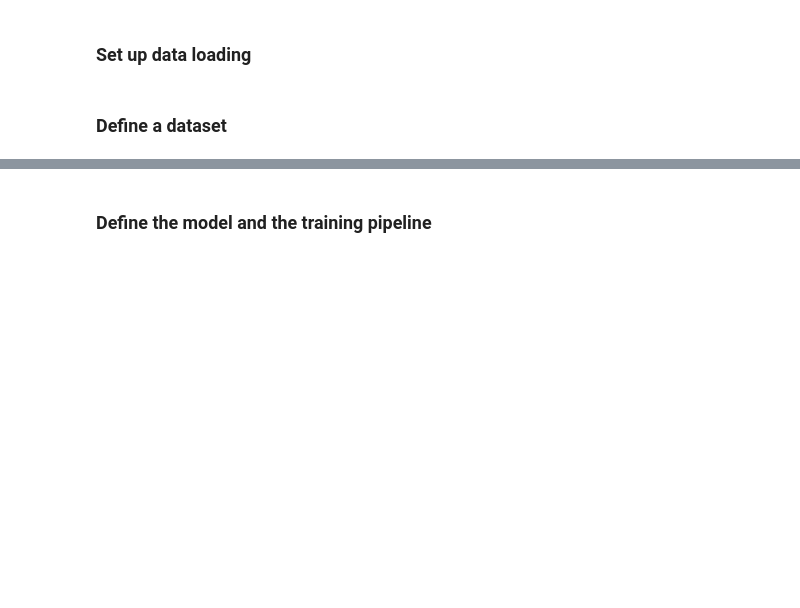
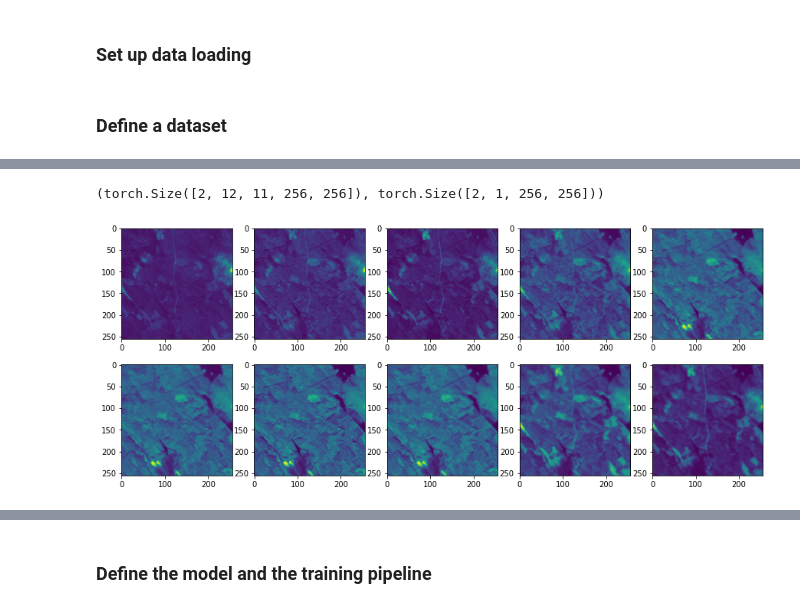
Before and after one commit to amedyukhina/biomassters, a Jupyter notebook: biomassters_all_times_unet_2D.ipynb, the cells around one changed output, grey strips where cells are left out. Cells and saved outputs as stored; diff of their text form; code cells hidden in the pictures; blank space fills up the shorter version.

```diff
--- a/biomassters_all_times_unet_2D.ipynb
+++ b/biomassters_all_times_unet_2D.ipynb
@@ -175,11 +172,10 @@ valid_transforms = transforms.Compose([
 # %%
 train_ds = SentinelDataset2(train_ids, train_img_dir, label_dir,
                             transform=train_transforms)
-val_ds = SentinelDataset2(val_ids, train_img_dir, label_dir,
-                          transform=valid_transforms)
+val_ds = SentinelDataset2(val_ids, train_img_dir, label_dir)
 train_dataloader = DataLoader(train_ds, batch_size=8,
                               shuffle=True, num_workers = 2)
-valid_dataloader = DataLoader(val_ds, batch_size=8,
+valid_dataloader = DataLoader(val_ds, batch_size=2,
                               shuffle=False, num_workers = 2)
 
 test_ds = SentinelDataset2(pred_ids, test_img_dir)
@@ -193,10 +194,14 @@ test_dataloader = DataLoader(test_ds, batch_size=2,
 # %%
-# imgs.shape, labels.shape
+imgs.shape, labels.shape
+# %% [output]
+(torch.Size([2, 12, 11, 256, 256]), torch.Size([2, 1, 256, 256]))
 # %%
-# cols = 5
-# rows = 2
-# s = 3
-# fig, axes = plt.subplots(rows, cols, figsize=(s*cols, s*rows))
-# for img, ax in zip(imgs[0][0], axes.ravel()):
-#     ax.imshow(img.numpy())
+cols = 5
+rows = 2
+s = 3
+fig, axes = plt.subplots(rows, cols, figsize=(s*cols, s*rows))
+for img, ax in zip(imgs[0][0], axes.ravel()):
+    ax.imshow(img.numpy())
+# %% [output]
+[figure, added]
 # %%
```
Also changed, not shown: parts of 12 cells of this notebook.
